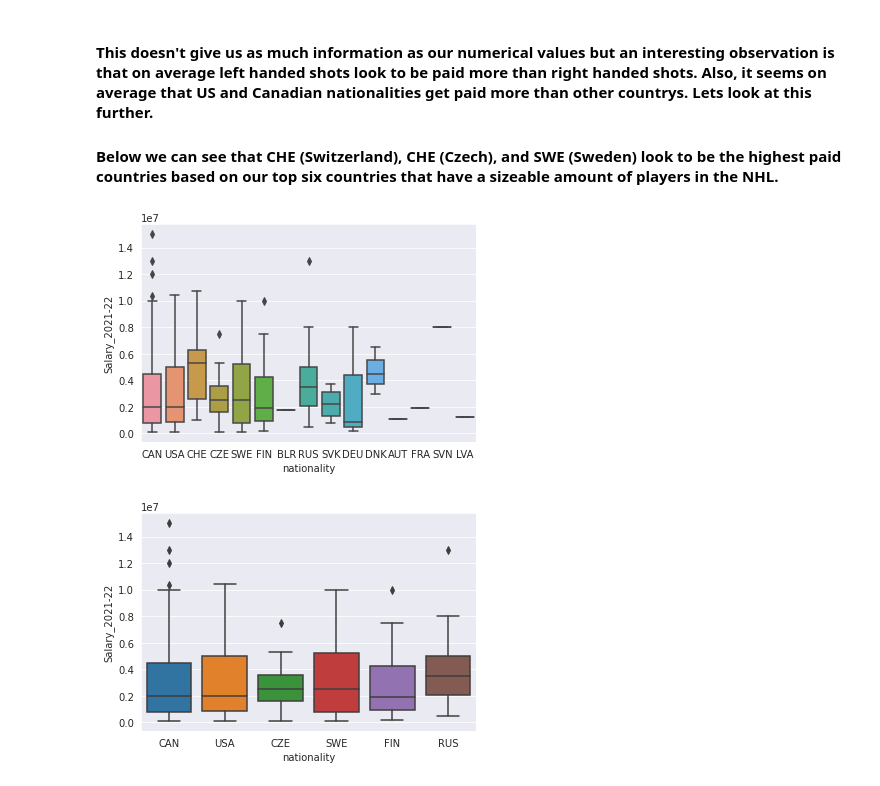
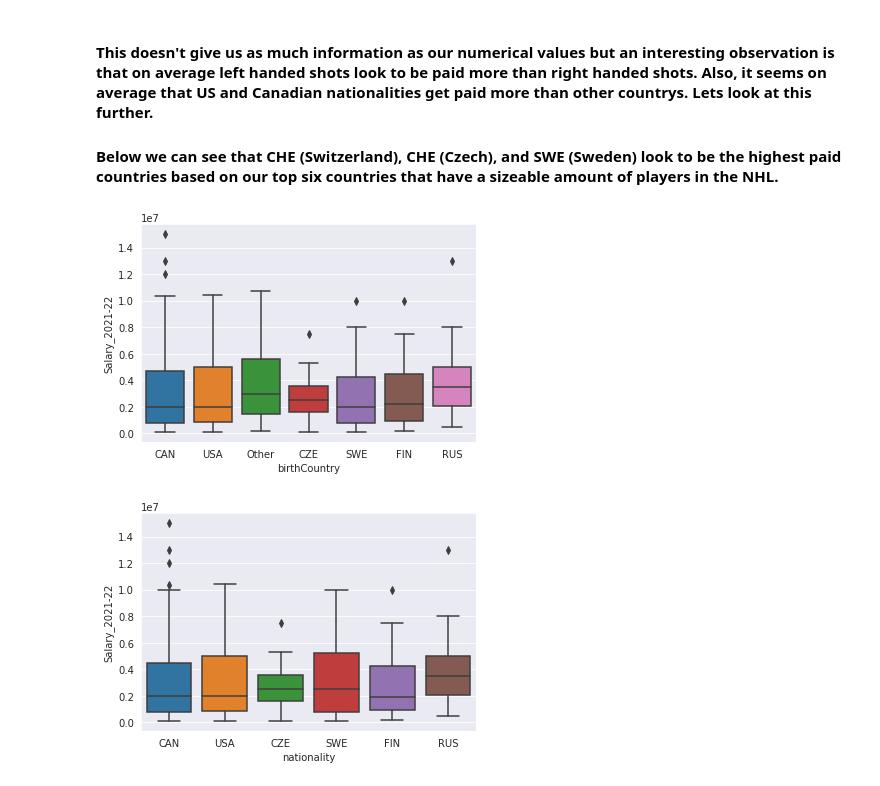
Before and after one commit to kyledufrane/NHL-Salary-Predictions, a Jupyter notebook: 2a_Modeling_Data_Prep.ipynb, the cells around one changed output. Drawn from its saved outputs; the diff is of its cells as text; code cells hidden in the pictures.

```diff
--- a/2a_Modeling_Data_Prep.ipynb
+++ b/2a_Modeling_Data_Prep.ipynb
@@ -123,6 +117,7 @@ ml_df.head()
-# %%
-ml_df.drop('Unnamed: 0', axis=1, inplace=True)
 # %% [markdown]
 #### Next we have the birthStateProvince with 140 NA values. We will fill this column with the string 'unknown'.
 # %%
 ml_df['birthStateProvince'] = ml_df['birthStateProvince'].fillna('Unknown')
+
+mask = ml_df['birthCountry'].map(ml_df['birthCountry'].value_counts()) < 10
+ml_df.loc[mask, 'birthCountry'] = 'Other'
@@ -150,6 +156,10 @@ pd.DataFrame(ml_df.isnull().mean() * 100).sort_values(0, ascending=False)
 for col in ml_df.columns:
     if '14' in col or '15' in col or '16' in col:
         ml_df.drop(col, axis=1, inplace=True)
+# %%
+salary_columns = [col for col in ml_df.columns if 'Salary' in col and '2021' not in col]
+# %%
+ml_df = ml_df.drop(salary_columns, axis=1)
 # %%
 pd.DataFrame(ml_df.isnull().mean() * 100).sort_values(0, ascending=False)
 # %% [output]
@@ -243,9 +253,9 @@ for col in ml_df.select_dtypes('object').columns:
 
 #### Below we can see that CHE (Switzerland), CHE (Czech), and SWE (Sweden) look to be the highest paid countries based on our top six countries that have a sizeable amount of players in the NHL.
 # %%
-sns.boxplot(ml_df['nationality'], ml_df['Salary_2021-22']);
+sns.boxplot(ml_df['birthCountry'], ml_df['Salary_2021-22']);
 # %% [output]
-[figure, old version]
+[figure, new version]
 # %%
 top_count_nations = ml_df[ml_df['nationality'].isin(['CAN', 'USA', 'SWE', 'RUS', 'FIN', 'CZE'])]
 sns.boxplot(top_count_nations['nationality'], top_count_nations['Salary_2021-22'])
```
Also changed, not shown: parts of 8 cells of this notebook, 1 other file.
